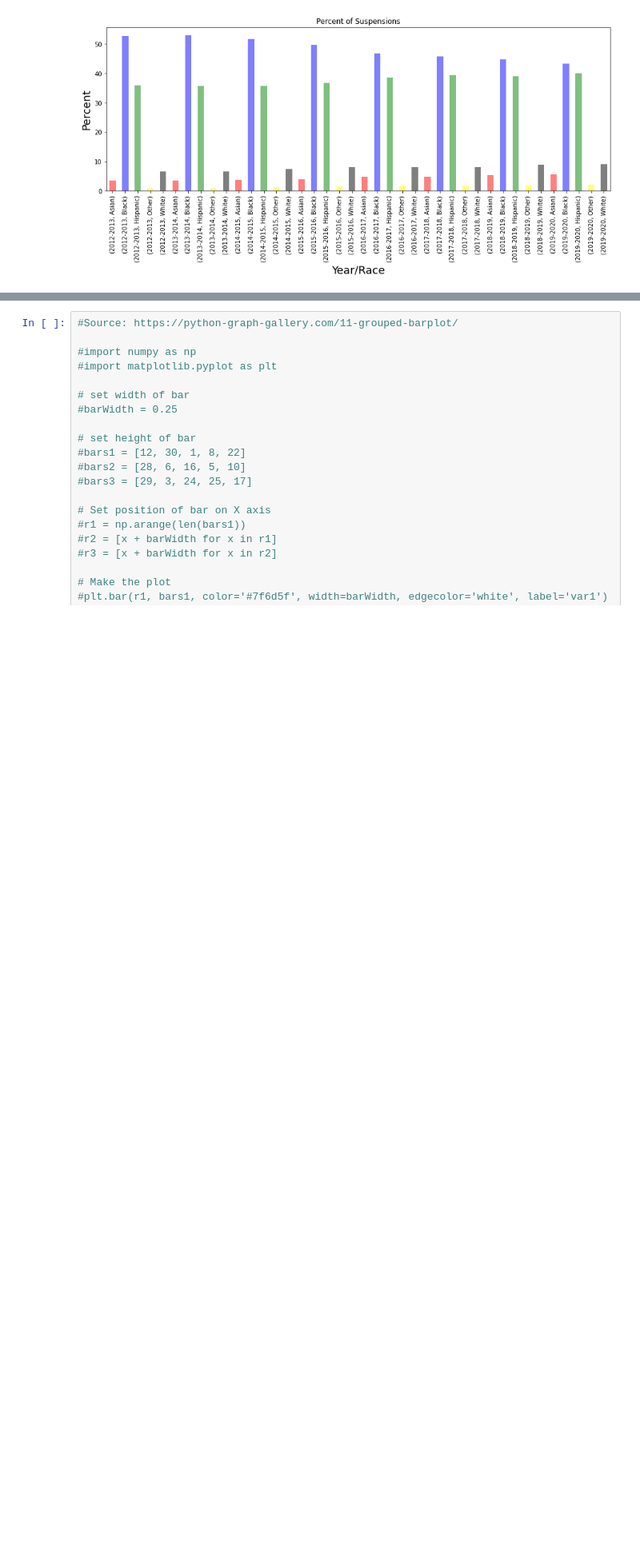
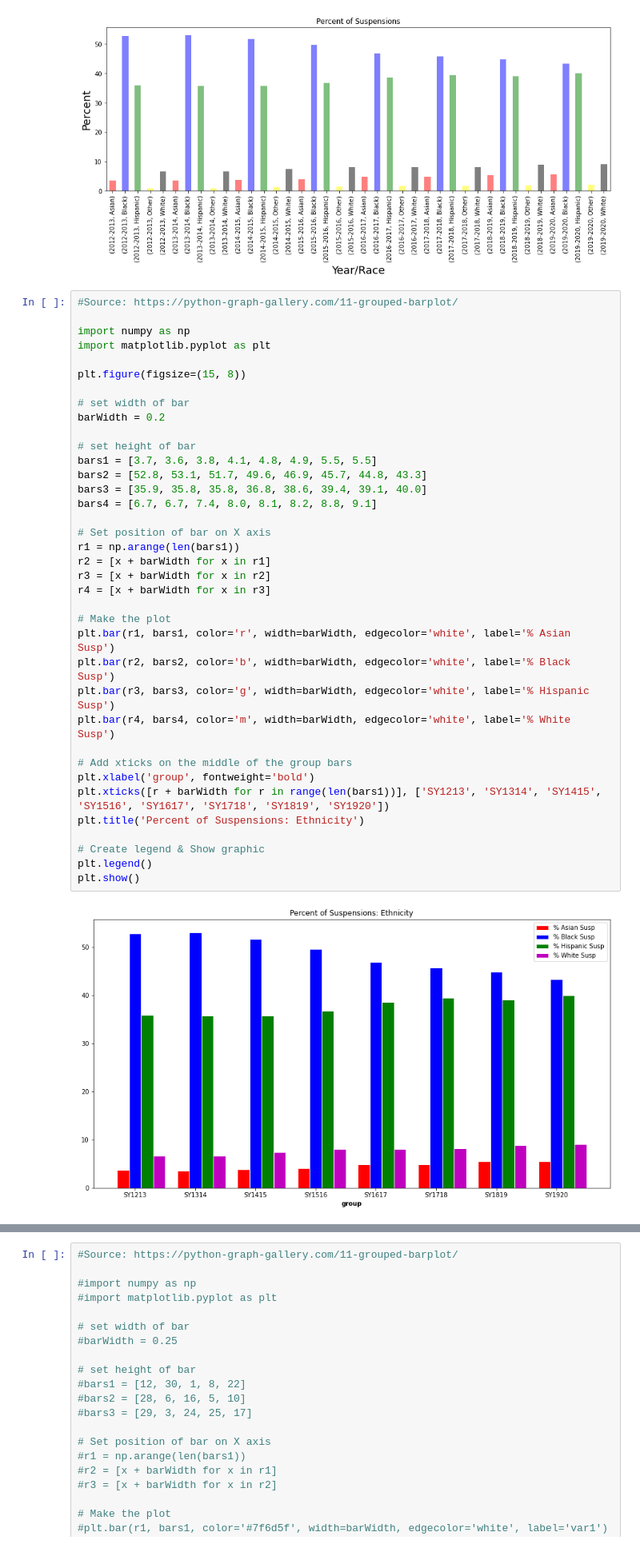
Before and after one commit to hdbedwell/Exploring_Disproportionality, a Jupyter notebook: 12142020 Disproportionality Analysis.ipynb, the cells around one changed output, grey strips where cells are left out. Shown at 80% size. Drawn from its saved outputs; the diff is of its cells as text; blank space fills up the shorter version.

```diff
--- a/12142020 Disproportionality Analysis.ipynb
+++ b/12142020 Disproportionality Analysis.ipynb
@@ -948,3 +983,42 @@ plt.xticks(rotation=90)
 plt.show()
 # %% [output]
 [figure]
+# %%
+#Source: https://python-graph-gallery.com/11-grouped-barplot/
+
+import numpy as np
+import matplotlib.pyplot as plt
+
+plt.figure(figsize=(15, 8))
+
+# set width of bar
+barWidth = 0.2
+
+# set height of bar
+bars1 = [3.7, 3.6, 3.8, 4.1, 4.8, 4.9, 5.5, 5.5]
+bars2 = [52.8, 53.1, 51.7, 49.6, 46.9, 45.7, 44.8, 43.3]
+bars3 = [35.9, 35.8, 35.8, 36.8, 38.6, 39.4, 39.1, 40.0]
+bars4 = [6.7, 6.7, 7.4, 8.0, 8.1, 8.2, 8.8, 9.1]
+
+# Set position of bar on X axis
+r1 = np.arange(len(bars1))
+r2 = [x + barWidth for x in r1]
+r3 = [x + barWidth for x in r2]
+r4 = [x + barWidth for x in r3]
+
+# Make the plot
+plt.bar(r1, bars1, color='r', width=barWidth, edgecolor='white', label='% Asian Susp')
+plt.bar(r2, bars2, color='b', width=barWidth, edgecolor='white', label='% Black Susp')
+plt.bar(r3, bars3, color='g', width=barWidth, edgecolor='white', label='% Hispanic Susp')
+plt.bar(r4, bars4, color='m', width=barWidth, edgecolor='white', label='% White Susp')
+
+# Add xticks on the middle of the group bars
+plt.xlabel('group', fontweight='bold')
+plt.xticks([r + barWidth for r in range(len(bars1))], ['SY1213', 'SY1314', 'SY1415', 'SY1516', 'SY1617', 'SY1718', 'SY1819', 'SY1920'])
+plt.title('Percent of Suspensions: Ethnicity')
+
+# Create legend & Show graphic
+plt.legend()
+plt.show()
+# %% [output]
+[figure, added]
```
Also changed, not shown: parts of 6 cells of this notebook.
